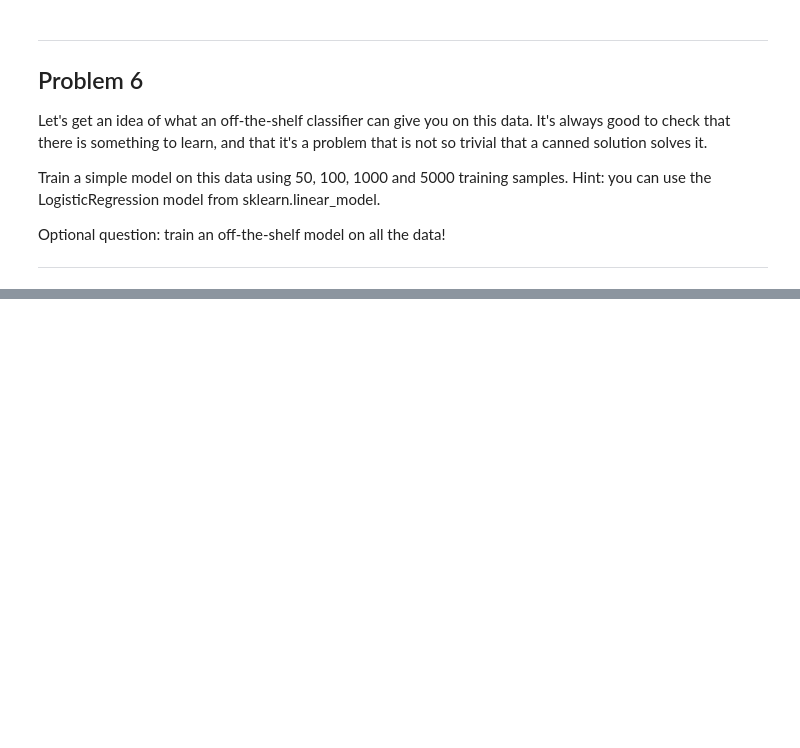
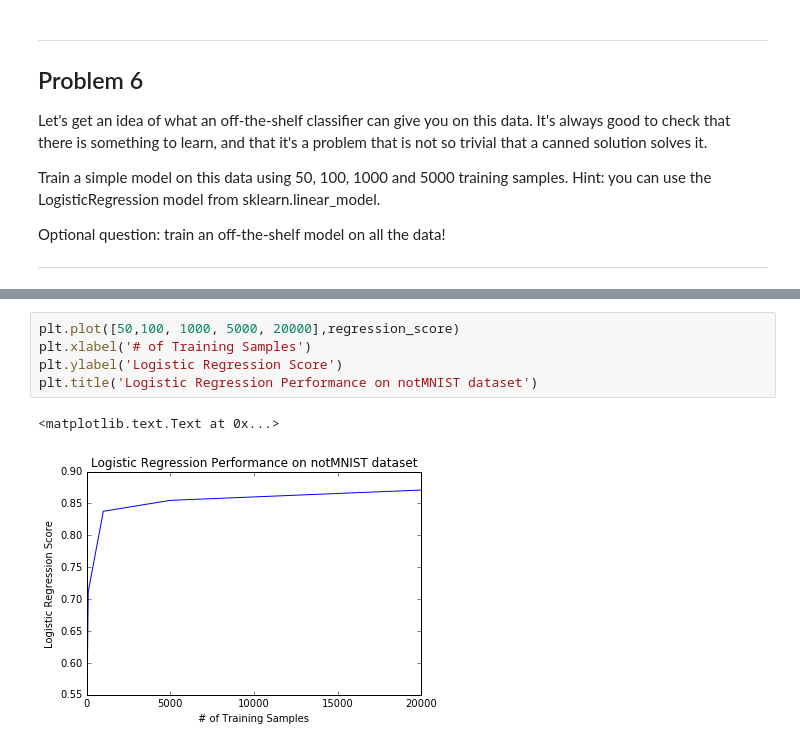
Before and after one commit to bolu-atx/deeplearning-udacity, a Jupyter notebook: 1_notmnist.ipynb, the cells around one changed output, grey strips where cells are left out. Cells and saved outputs as stored; diff of their text form; blank space fills up the shorter version.

```diff
--- a/1_notmnist.ipynb
+++ b/1_notmnist.ipynb
@@ -567,0 +700,8 @@ Optional question: train an off-the-shelf model on all the data!
+# %%
+plt.plot([50,100, 1000, 5000, 20000],regression_score)
+plt.xlabel('# of Training Samples')
+plt.ylabel('Logistic Regression Score')
+plt.title('Logistic Regression Performance on notMNIST dataset')
+# %% [output]
+<matplotlib.text.Text at 0x...>
+[figure, added]
```
Also changed, not shown: parts of 37 cells of this notebook.
